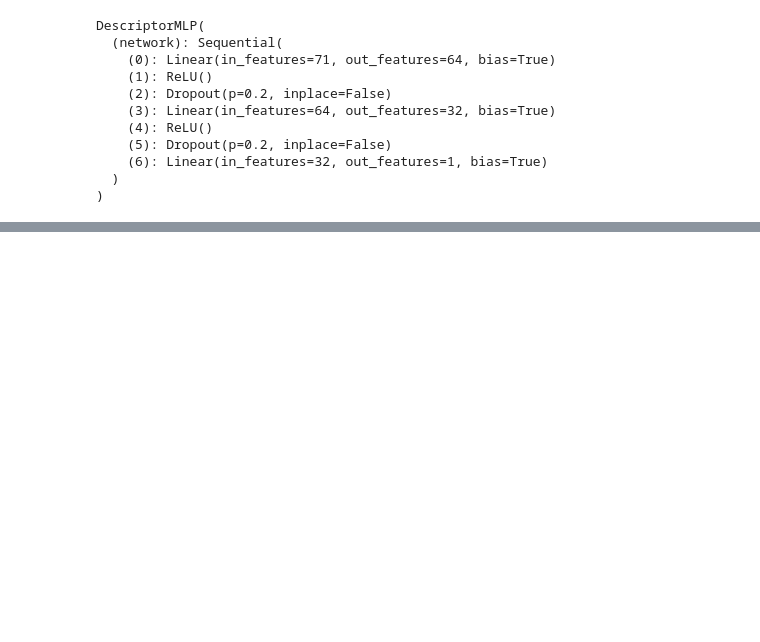
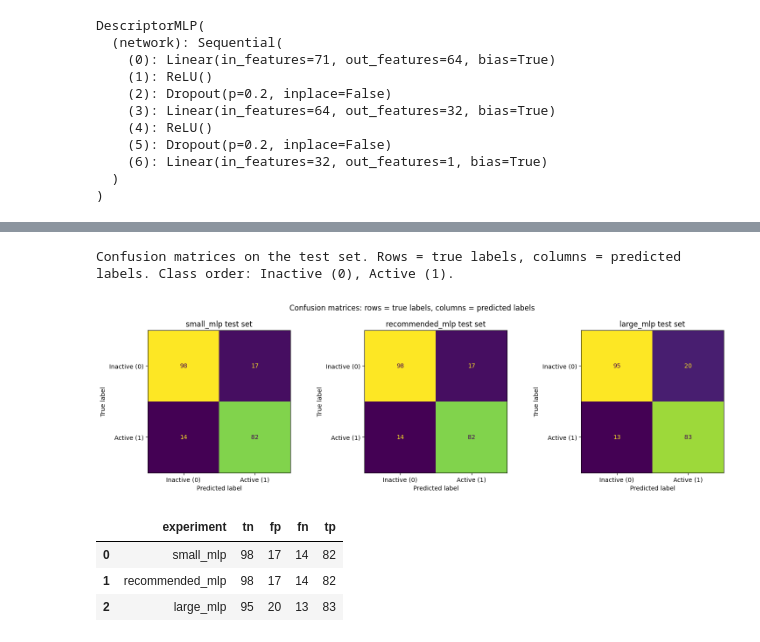
Before and after one commit to victor-capriles/Magestic-NN, a Jupyter notebook: deep_learning_pipeline.ipynb, the cells around one changed output, grey strips where cells are left out. Saved outputs shown, nothing was run; the diff lists cells and outputs as text; code cells hidden in the pictures; blank space fills up the shorter version.

```diff
--- a/deep_learning_pipeline.ipynb
+++ b/deep_learning_pipeline.ipynb
@@ -609,0 +793,37 @@ Saved JSON: C:\Users\victo\VSCodeProjects\Magestic-NN\results\deep_learning_resu
+# %%
+experiment_names = [
+    "small_experiment",
+    "recommended_experiment",
+    "large_experiment",
+]
+
+available_experiments = [
+    globals()[name]
+    for name in experiment_names
+    if name in globals()
+]
+
+if not available_experiments:
+    raise RuntimeError(
+        "Run at least one experiment cell before plotting confusion matrices."
+    )
+
+print(
+    "Confusion matrices on the test set. "
+    "Rows = true labels, columns = predicted labels. "
+    "Class order: Inactive (0), Active (1)."
+ )
+
+confusion_matrix_figure, _ = plot_confusion_matrices(available_experiments)
+confusion_matrix_summary = build_confusion_matrix_summary(available_experiments)
+
+display(confusion_matrix_figure)
+display(confusion_matrix_summary)
+plt.close(confusion_matrix_figure)
+# %% [output]
+Confusion matrices on the test set. Rows = true labels, columns = predicted labels. Class order: Inactive (0), Active (1).
+[figure, added]
+|  | experiment | tn | fp | fn | tp |
+| 0 | small_mlp | 98 | 17 | 14 | 82 |
+| 1 | recommended_mlp | 98 | 17 | 14 | 82 |
+| 2 | large_mlp | 95 | 20 | 13 | 83 |
```
Also changed, not shown: parts of 9 cells of this notebook, 12 other files.
